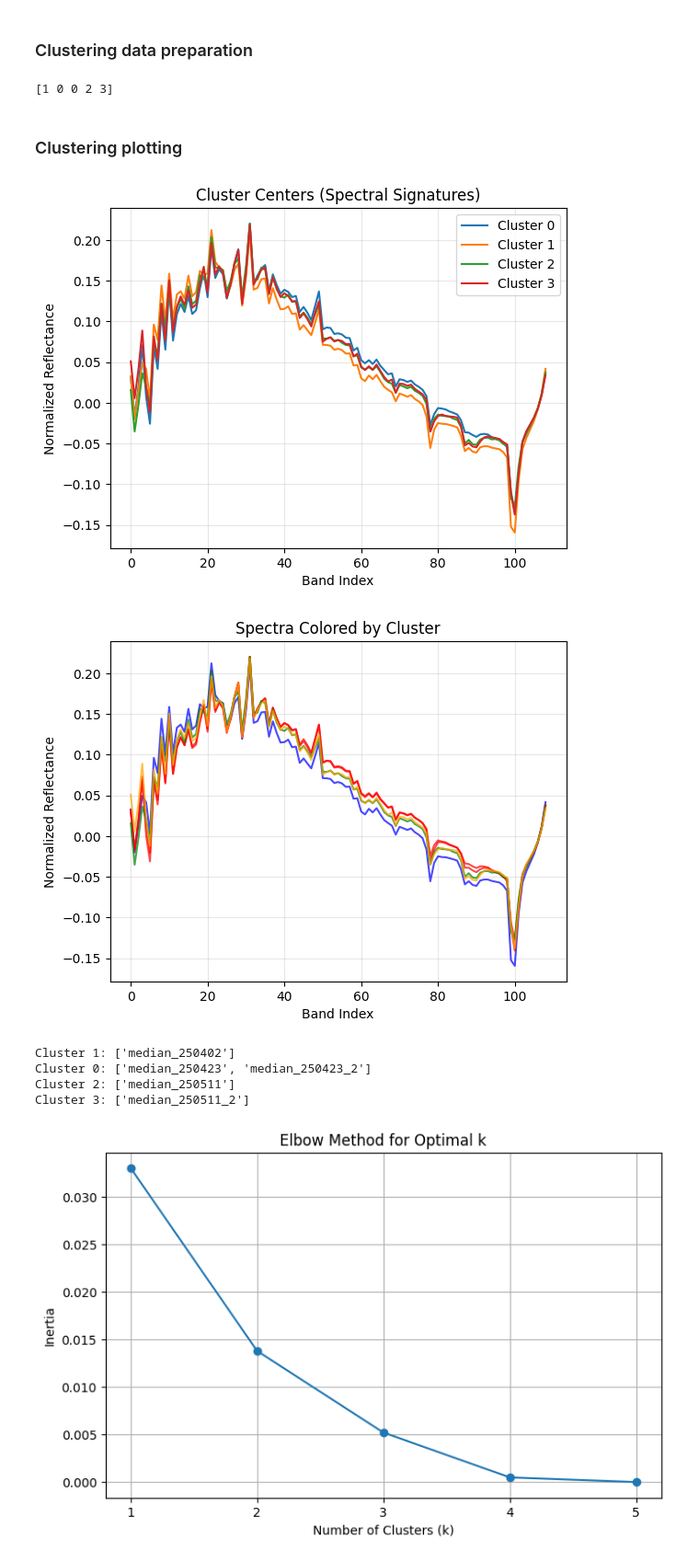
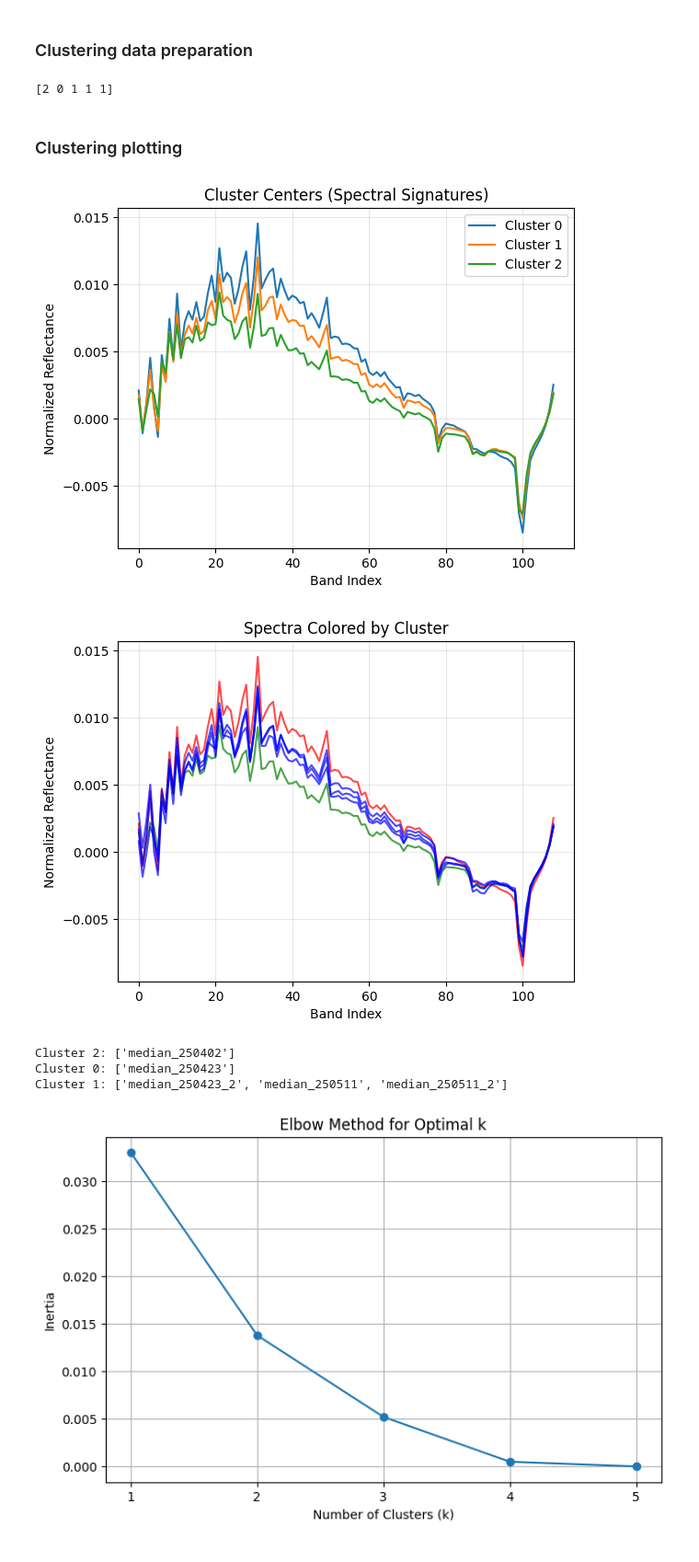
Before and after one commit to AnneMartheH/Vaar_2025, a Jupyter notebook: atm_c_2025.ipynb, the cells around one changed output. Shown at 92% size. Saved outputs shown, nothing was run; the diff lists cells and outputs as text; code cells hidden in the pictures.

```diff
--- a/atm_c_2025.ipynb
+++ b/atm_c_2025.ipynb
@@ -333,7 +333,7 @@ plt.show()
 # %% [markdown]
 ### Clustering data preparation
 # %%
-k=4
+k=3
 # %%
 l2_clustering_median_2025 = [l2_normalized_median_spectrum_250402,
                             l2_normalized_median_spectrum_250423,
@@ -342,21 +342,28 @@ l2_clustering_median_2025 = [l2_normalized_median_spectrum_250402,
                             l2_normalized_median_spectrum_250511,
                             l2_normalized_median_spectrum_250511_2]
 
-clustering_2nd_der = [s_der_250402,
-                      s_der_250423,
-                      s_der_250423_2,
-                      #s_der_250504,
-                      s_der_250511,
-                      s_der_250511_2
-]
+median_2025 = [median_250402,
+               median_250423,
+               median_250423_2,
+               #median_250504,
+               median_250511,
+               median_250511_2]
+
+#clustering_2nd_der = [s_der_250402,
+#                      s_der_250423,
+#                      s_der_250423_2,
+#                      #s_der_250504,
+#                      s_der_250511,
+#                      s_der_250511_2
+#]
 
 kmeans = KMeans(n_clusters=k, random_state=42)
 #labels = kmeans.fit(normalized_clustering_data)
-labels = kmeans.fit_predict(l2_clustering_median_2025)
+labels = kmeans.fit_predict(median_2025) #*******
 # %%
 print(labels)
 # %% [output]
-[1 0 0 2 3]
+[2 0 1 1 1]
 # %% [markdown]
 ### Clustering plotting
 # %%
@@ -372,41 +379,40 @@ plt.show()
 colors = ['red', 'blue', 'green', 'orange', 'purple', 'black', 'pink', 'cyan']
 
 # Plot each spectrum, colored by its assigned cluster
-for spectrum, label in zip(l2_clustering_median_2025, labels): #********************************************'
+for spectrum, label in zip(median_2025, labels): #********************************************'
     plt.plot(spectrum, color=colors[label], alpha=0.7)
 
 plt.xlabel('Band Index')
 plt.ylabel('Normalized Reflectance')
 plt.title('Spectra Colored by Cluster')
 plt.grid(True, alpha=0.3)
 plt.show()
 
 spectrum_names_2025 = [
     "median_250402",
     "median_250423",
     "median_250423_2",
     #"median_250504",
     "median_250511",
     "median_250511_2"
 ]
 
 # Dictionary to hold spectra grouped by cluster
 clusters = defaultdict(list)
 
 # Group spectrum names by their assigned cluster
 for name, label in zip(spectrum_names_2025, labels): #*******************************************
     clusters[label].append(name)
 
 # Print the result
 for cluster_id, names in clusters.items():
     print(f"Cluster {cluster_id}: {names}")
 # %% [output]
-[figure, old version]
+[figure, new version]
-[figure, old version]
+[figure, new version]
-Cluster 1: ['median_250402']
-Cluster 0: ['median_250423', 'median_250423_2']
-Cluster 2: ['median_250511']
-Cluster 3: ['median_250511_2']
+Cluster 2: ['median_250402']
+Cluster 0: ['median_250423']
+Cluster 1: ['median_250423_2', 'median_250511', 'median_250511_2']
 # %%
 ## elbow plot
 
```
Also changed, not shown: parts of 1 cell of this notebook, 11 other files.
